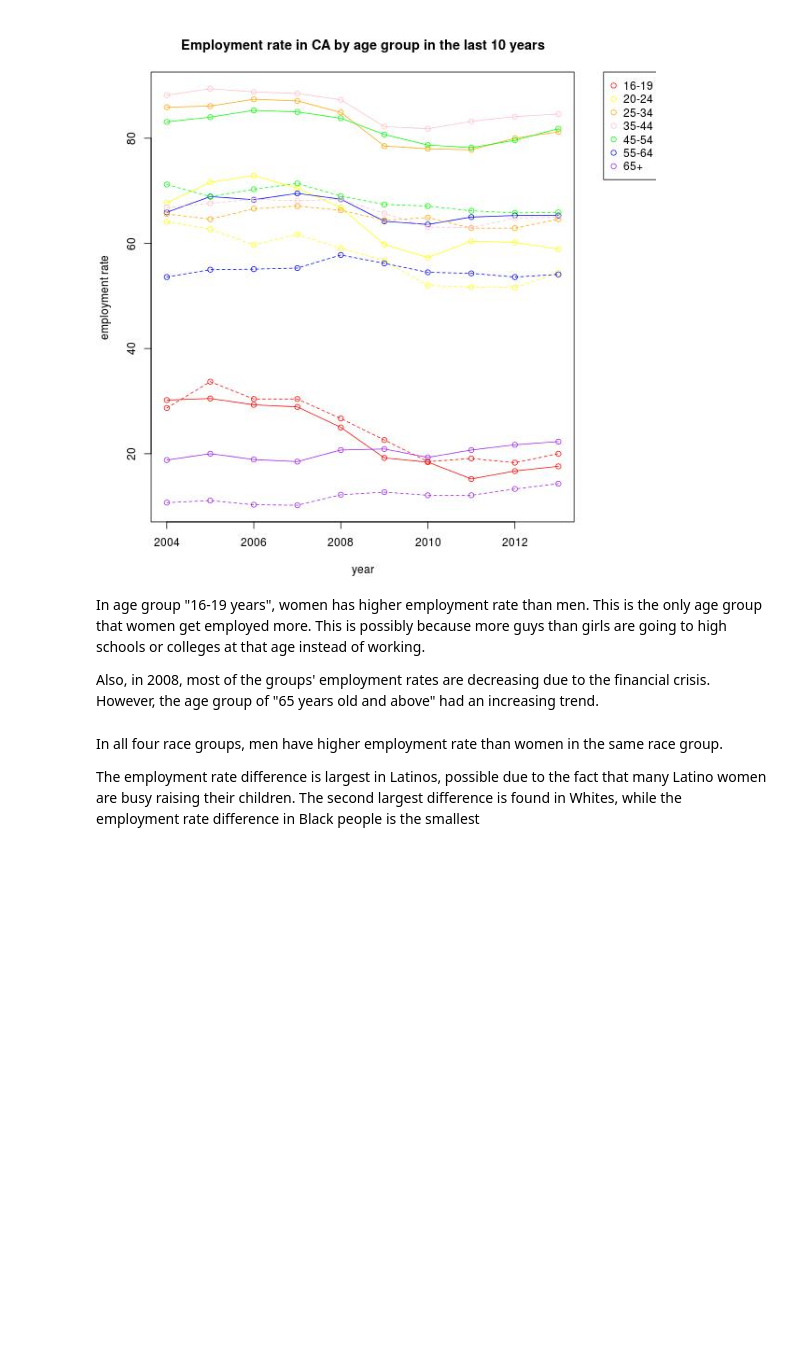
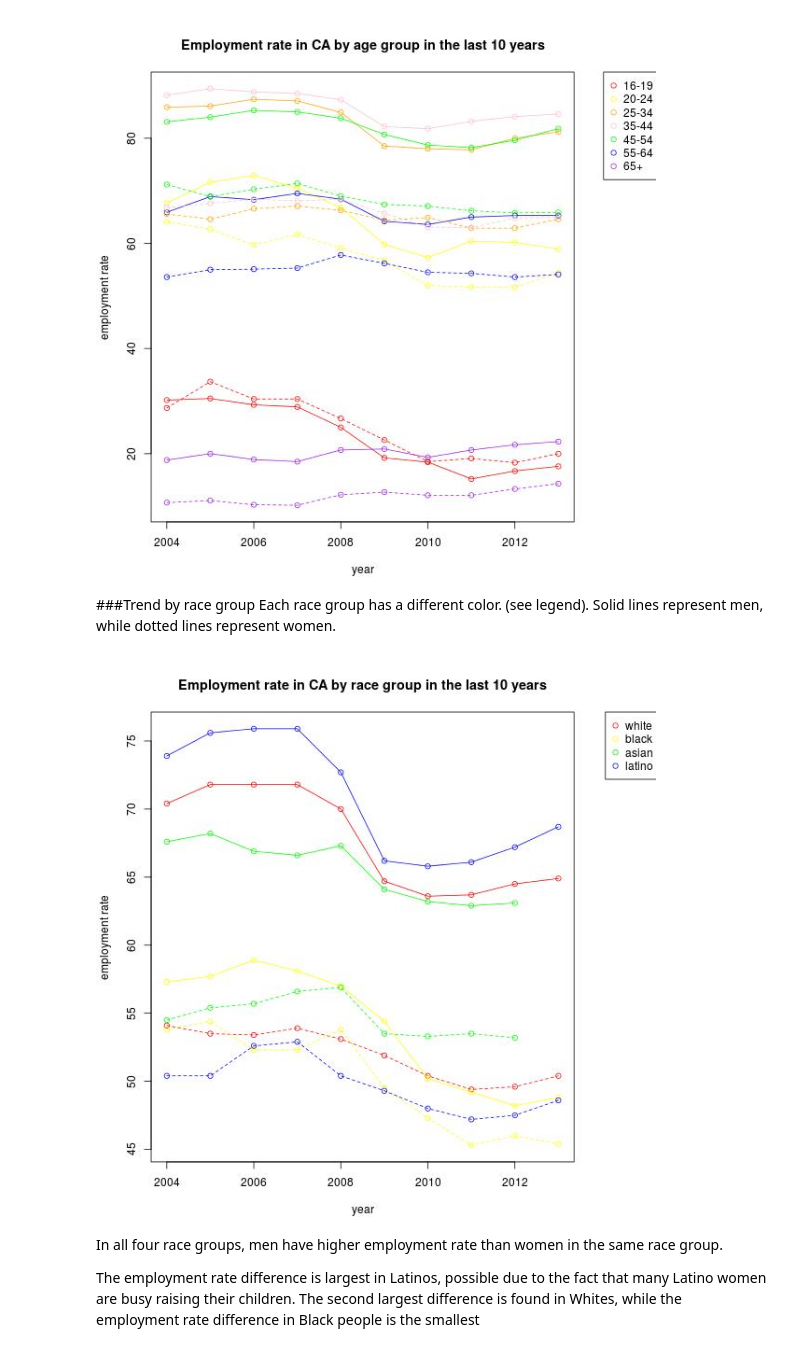
Before and after one commit to yuhanw/Team_Four.0, a Jupyter notebook: notebooks/NB4_project_report.ipynb, the cells around one changed output. Saved outputs shown, nothing was run; the diff lists cells and outputs as text; code cells hidden in the pictures; blank space fills up the shorter version.

```diff
--- a/notebooks/NB4_project_report.ipynb
+++ b/notebooks/NB4_project_report.ipynb
@@ -96,13 +193,13 @@ The general patterns of the employment rate of both men and women are basically
 Image('trend by age group.jpeg')
 # %% [output]
 [figure]
-# %% [markdown]
-
-In age group "16-19 years", women has higher employment rate than men. This is the only age group that women get employed more. This is possibly because more guys than girls are going to high schools or colleges at that age instead of working.
-
-Also, in 2008, most of the groups' employment rates are decreasing due to the financial crisis. However, the age group of "65 years old and above" had an increasing trend.
+# %% [markdown]
+###Trend by race group
+Each race group has a different color. (see legend). Solid lines represent men, while dotted lines represent women.
 # %%
-Image('trend by age group.jpeg')
+Image('trend by race group.jpeg')
+# %% [output]
+[figure, added]
 # %% [markdown]
 
 In all four race groups, men have higher employment rate than women in the same race group.
```
Also changed, not shown: parts of 45 cells of this notebook, 2 other files.
